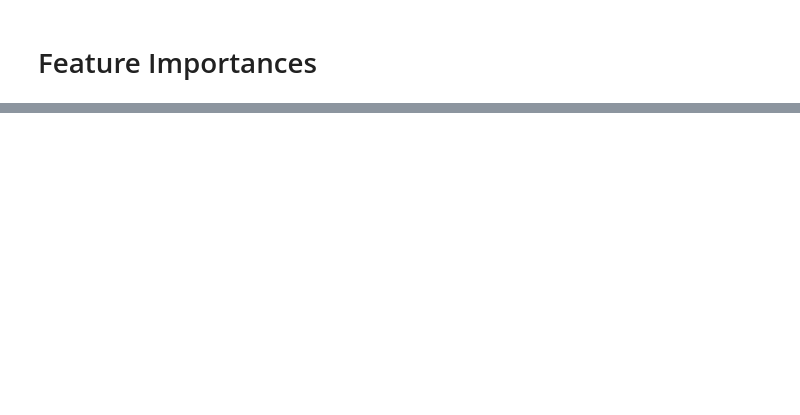
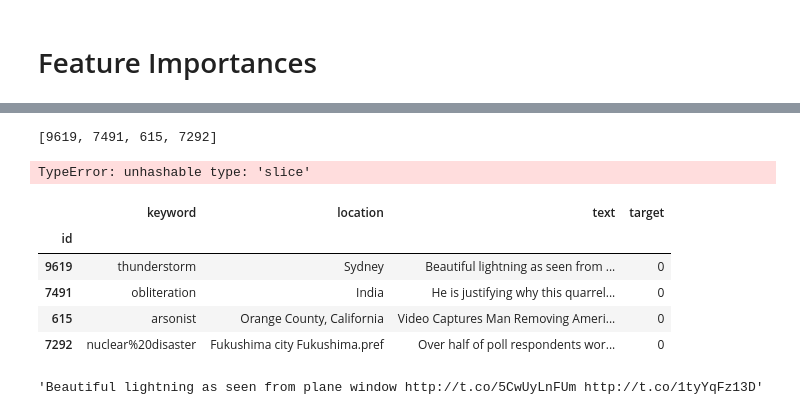
Before and after one commit to AlonWolfi/kaggle--nlp-getting-started, a Jupyter notebook: project_notebook.ipynb, the cells around one changed output, grey strips where cells are left out. Drawn from its saved outputs; the diff is of its cells as text; code cells hidden in the pictures; blank space fills up the shorter version.

```diff
--- a/project_notebook.ipynb
+++ b/project_notebook.ipynb
@@ -193,0 +315,20 @@ Length: 24969, dtype: float64
+# %%
+top_FP = y_test[y_test==0].iloc[np.argpartition(y_pred_score[y_test==0], -4)[-4:][::-1]].index.tolist()
+top_FN = y_test[y_test==1].iloc[np.argpartition(y_pred_score[y_test==1], 4)[:4]].index.tolist()
+# %%
+top_FP
+# %% [output]
+[9619, 7491, 615, 7292]
+# %%
+shap_values = {k: shap_values[idx,:] for idx, k in enumerate(X_test.index)}
+# %% [output]
+TypeError: unhashable type: 'slice'
+# %%
+data.loc[top_FP]
+# %% [output]
+|  | keyword | location | text | target |
+| id |  |  |  |  |
+| 9619 | thunderstorm | Sydney | Beautiful lightning as seen from ... | 0 |
+| 7491 | obliteration | India | He is justifying why this quarrel... | 0 |
+| 615 | arsonist | Orange County, California | Video Captures Man Removing Ameri... | 0 |
+| 7292 | nuclear%20disaster | Fukushima city Fukushima.pref | Over half of poll respondents wor... | 0 |
@@ -193,0 +337,4 @@ Length: 24969, dtype: float64
+# %%
+data.loc[top_FP[0]].text
+# %% [output]
+'Beautiful lightning as seen from plane window http://t.co/5CwUyLnFUm http://t.co/1tyYqFz13D'
```
Also changed, not shown: parts of 33 cells of this notebook, 3 other files.
